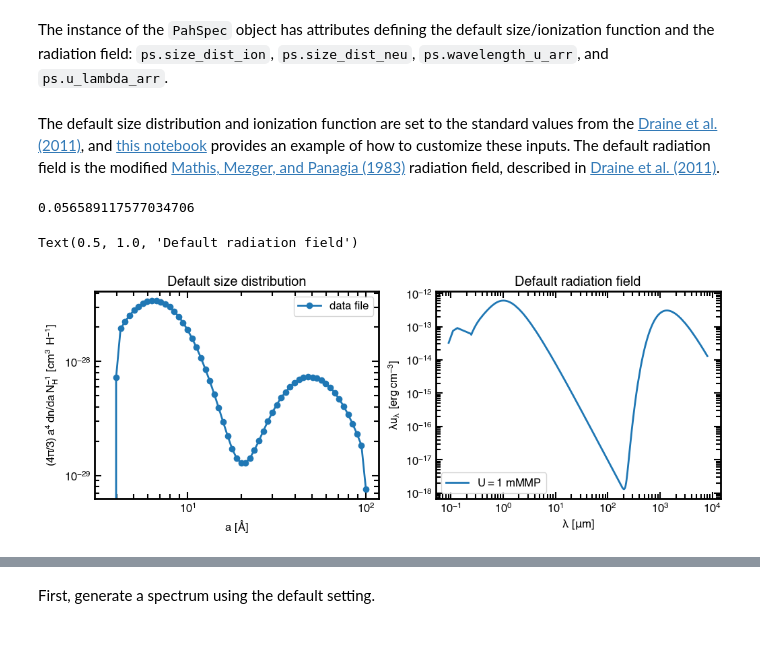
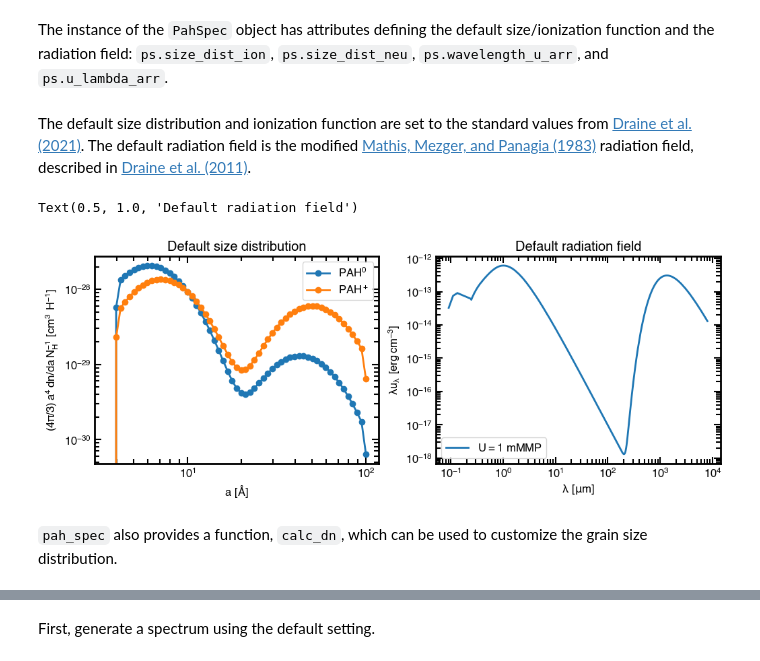
Before and after one commit to helenarichie/pah_spec, a Jupyter notebook: examples/generate_spectrum_example.ipynb, the cells around one changed output, grey strips where cells are left out. Drawn from its saved outputs; the diff is of its cells as text; code cells hidden in the pictures.

```diff
--- a/examples/generate_spectrum_example.ipynb
+++ b/examples/generate_spectrum_example.ipynb
@@ -99,34 +100,41 @@ spectrum_ion : astropy.units.Quantity (array_like)
 # %% [markdown]
 The instance of the `PahSpec` object has attributes defining the default size/ionization function and the radiation field: `ps.size_dist_ion`, `ps.size_dist_neu`, `ps.wavelength_u_arr`, and `ps.u_lambda_arr`.
 # %% [markdown]
-The default size distribution and ionization function are set to the standard values from the [Draine et al. (2011)](https://ui.adsabs.harvard.edu/abs/2011piim.book.....D/abstract), and [this notebook](https://github.com/brandonshensley/Astrodust/blob/main/notebooks/changing_size_distribution_tutorial.ipynb) provides an example of how to customize these inputs. The default radiation field is the modified [Mathis, Mezger, and Panagia (1983)](https://ui.adsabs.harvard.edu/abs/1983A%26A...128..212M/abstract) radiation field, described in [Draine et al. (2011)](https://ui.adsabs.harvard.edu/abs/2011piim.book.....D/abstract).
+The default size distribution and ionization function are set to the standard values from [Draine et al. (2021)](https://ui.adsabs.harvard.edu/abs/2021ApJ...917....3D/abstract). The default radiation field is the modified [Mathis, Mezger, and Panagia (1983)](https://ui.adsabs.harvard.edu/abs/1983A%26A...128..212M/abstract) radiation field, described in [Draine et al. (2011)](https://ui.adsabs.harvard.edu/abs/2011piim.book.....D/abstract).
 # %%
 dlna = np.log(ps.grain_sizes[-1] / ps.grain_sizes[0]) / len(ps.grain_sizes)
-dnda = (ps.size_dist_neu + ps.size_dist_ion) / (dlna * ps.grain_sizes.to(u.cm))
-print(dlna)
+dnda_neu = ps.size_dist_neu / (dlna * ps.grain_sizes.to(u.cm))
+dnda_ion = ps.size_dist_ion / (dlna * ps.grain_sizes.to(u.cm))
 
 fig, ax = plt.subplots(1, 2, figsize=(12, 4))
 ax[0].loglog(
     ps.grain_sizes,
-    dnda * np.pi * (4 / 3) * ps.grain_sizes.to(u.cm) ** 4,
+    dnda_neu * np.pi * (4 / 3) * ps.grain_sizes.to(u.cm) ** 4,
     marker="o",
-    label="data file",
+    label=r"$PAH^0$"
 )
+ax[0].loglog(
+    ps.grain_sizes,
+    dnda_ion * np.pi * (4 / 3) * ps.grain_sizes.to(u.cm) ** 4,
+    marker="o",
+    label=r"$PAH^+$"
+)
+ax[0].legend()
 ax[0].set_xlabel(r"$a~[\AA]$")
 ax[0].set_ylabel(r"$(4\pi/3)\,a^4\,dn/da\,N_H^{-1}~[cm^3~H^{-1}]$")
 ax[0].set_title("Default size distribution")
-ax[0].legend()
 
 ax[1].loglog(
     ps.wavelength_u_arr,
     ps.u_lambda_arr * ps.wavelength_u_arr.to(u.cm),
     label=r"$U=1$ mMMP",
 )
 ax[1].legend()
 ax[1].set_xlabel(r"$\lambda~[\mu m]$")
 ax[1].set_ylabel(r"$\lambda u_\lambda~[erg\,cm^{-3}]$")
 ax[1].set_title("Default radiation field")
 # %% [output]
-0.056589117577034706
+Text(0.5, 1.0, 'Default radiation field')
-Text(0.5, 1.0, 'Default radiation field')
-[figure, old version]
+[figure, new version]
+# %% [markdown]
+`pah_spec` also provides a function, `calc_dn`, which can be used to customize the grain size distribution.
```
Also changed, not shown: parts of 10 cells of this notebook, 3 other files.
